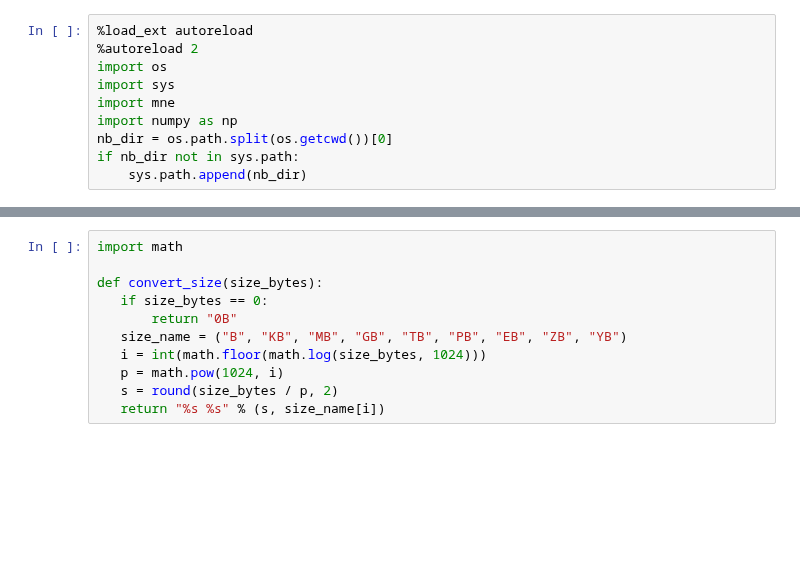
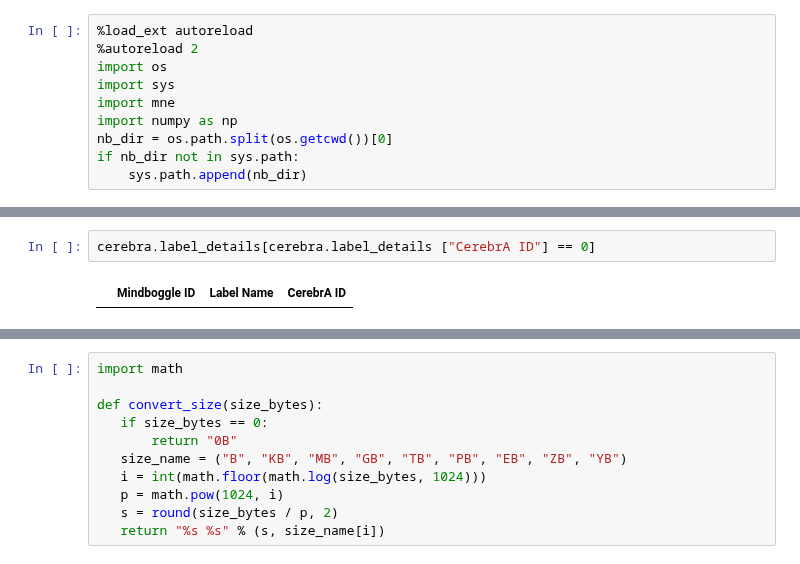
Before and after one commit to kdotdot/cerebra_atlas_python, a Jupyter notebook: notebooks/99.2-MNIAverage.ipynb, the cells around one changed output, grey strips where cells are left out. Drawn from its saved outputs; the diff is of its cells as text; blank space fills up the shorter version.

```diff
--- a/notebooks/99.2-MNIAverage.ipynb
+++ b/notebooks/99.2-MNIAverage.ipynb
@@ -36,3 +89,7 @@ INFO:root:Reading volume source space from disk
+# %%
+cerebra.label_details[cerebra.label_details ["CerebrA ID"] == 0]
+# %% [output]
+|  | Mindboggle ID | Label Name | CerebrA ID |
 # %%
 
 cerebra.orthoview(plot_regions=True,plot_empty=False, plot_bem_surfaces=True, plot_src_space=True)
```
Also changed, not shown: parts of 13 cells of this notebook, 5 other files.
